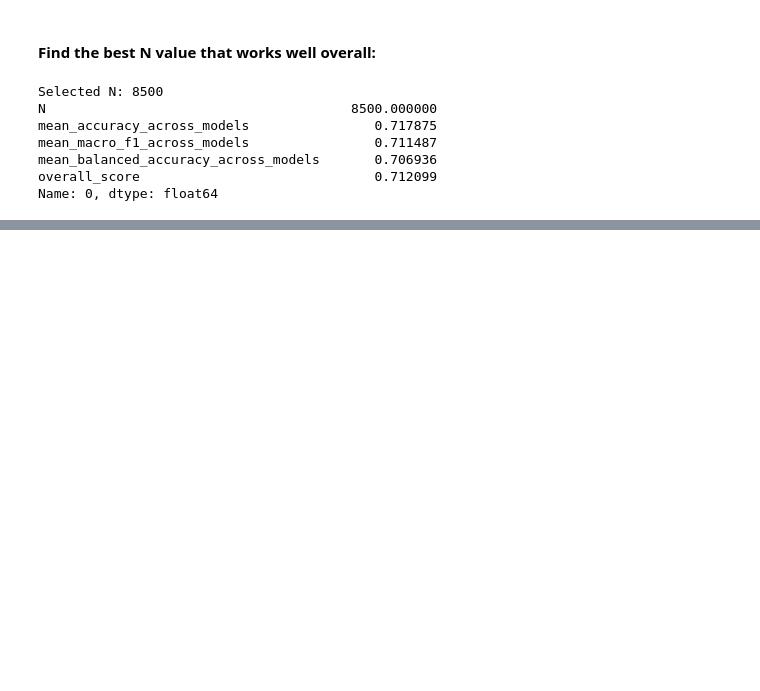
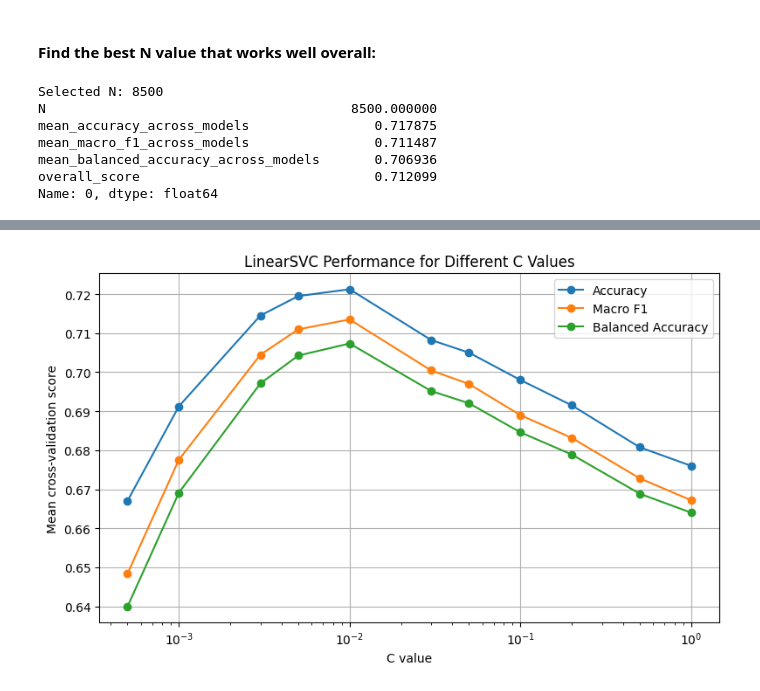
Before and after one commit to ZoeYiDing/nicole, a Jupyter notebook: assignment answer.ipynb, the cells around one changed output, grey strips where cells are left out. Saved outputs shown, nothing was run; the diff lists cells and outputs as text; code cells hidden in the pictures; blank space fills up the shorter version.

```diff
--- a/assignment answer.ipynb
+++ b/assignment answer.ipynb
@@ -879,0 +945,18 @@ Name: 0, dtype: float64
+# %%
+plt.figure(figsize=(8, 5))
+
+svc_plot_df = svc_results_df.sort_values("C")
+plt.plot(svc_plot_df["C"], svc_plot_df["accuracy_mean"], marker="o", label="Accuracy")
+plt.plot(svc_plot_df["C"], svc_plot_df["f1_macro_mean"], marker="o", label="Macro F1")
+plt.plot(svc_plot_df["C"], svc_plot_df["balanced_accuracy_mean"], marker="o", label="Balanced Accuracy")
+
+plt.xscale("log")
+plt.xlabel("C value")
+plt.ylabel("Mean cross-validation score")
+plt.title("LinearSVC Performance for Different C Values")
+plt.legend()
+plt.grid(True)
+plt.tight_layout()
+plt.show()
+# %% [output]
+[figure, added]
```
Also changed, not shown: parts of 9 cells of this notebook.
